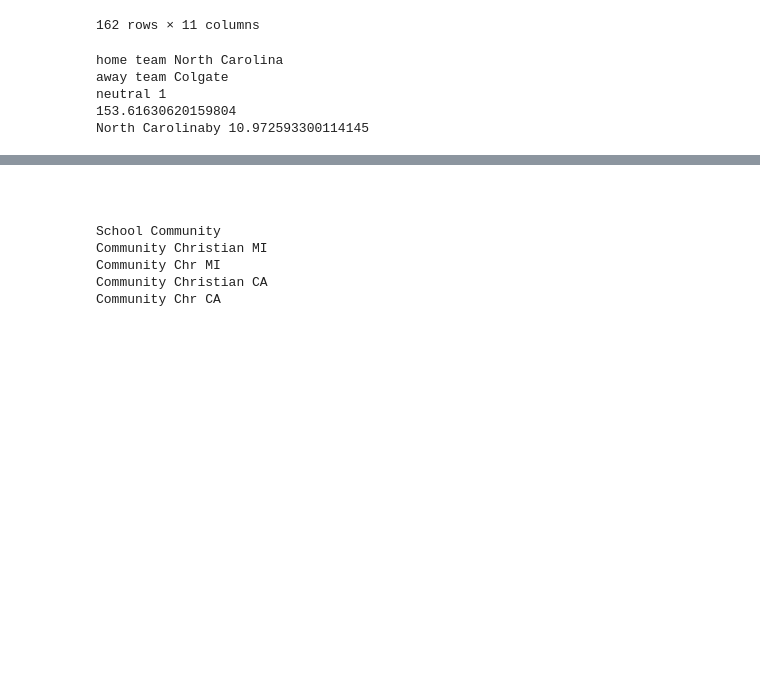
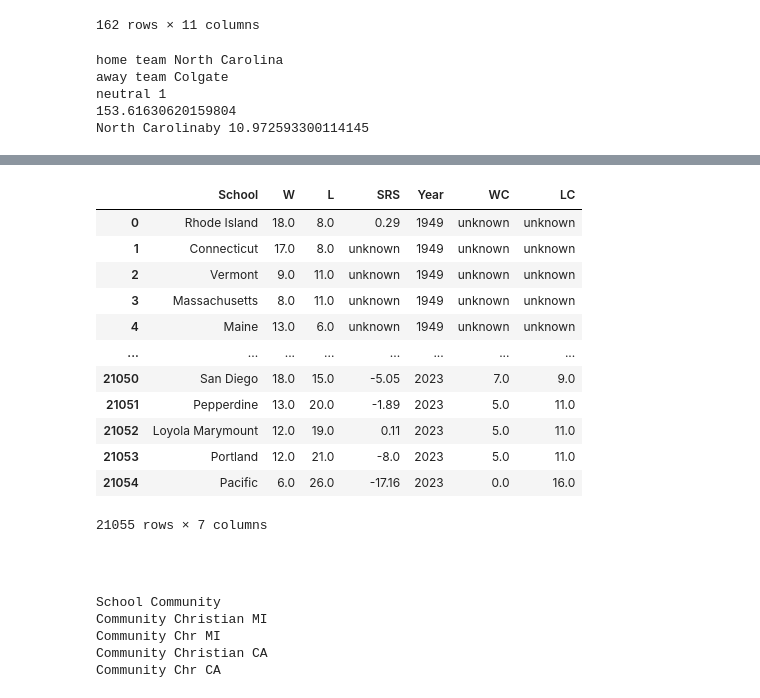
Before and after one commit to easella/ncaabelos, a Jupyter notebook: ncaab-for-free.ipynb, the cells around one changed output, grey strips where cells are left out. Cells and saved outputs as stored; diff of their text form; code cells hidden in the pictures; blank space fills up the shorter version.

Commit message:
Kaggle Notebook | ncaab for free | Version 1202

```diff
--- a/ncaab-for-free.ipynb
+++ b/ncaab-for-free.ipynb
@@ -1892,0 +1871,12 @@ done
+# %%
+confdf=pd.read_csv("https://ontheroadtovote.com/ncaab/ncaabconfs.csv")
+confdf=confdf.replace("Sam Houston State","Sam Houston")
+confdf=confdf.astype({"School":"string"})
+confdf= confdf[confdf['School'].notna()]
+confdf.dropna()
+for i in range(1949,2024):
+    years[i]={}
+for row in confdf.itertuples():
+    if float(row.Year)>1948:
+
+        years[float(row.Year)][row.School]=1
@@ -2158,9 +2151,8 @@ arr=[]
 
 from bs4 import BeautifulSoup,Comment
 import time
-for year in range(2024,2025):
+for year in range(1950,2025):
     import requests
-
     page="https://www.sports-reference.com/cbb/seasons/"+str(year)+"-standings.html"
     html=requests.get(page)
     ts=BeautifulSoup(html.text)
@@ -2184,18 +2176,11 @@ for year in range(2024,2025):
         df['Conf']=t
         df=df
         df['Year']=year-1
-        if year>1949:
-            df.columns=['Rk', 'School', 'Conf', 'W', 'L', 'W-L%', 'Unnamed: 6_level_1', 'WC',
+        df.columns=['Rk', 'School', 'Conf', 'W', 'L', 'W-L%', 'Unnamed: 6_level_1', 'WC',
        'LC', 'W-L%', 'Unnamed: 10_level_1', 'Own', 'Opp', 'Unnamed: 13_level_1',
        'SRS', 'SOS', 'Unnamed: 16_level_1', 'AP Pre', 'AP High', 'AP Final',
        'Unnamed: 20_level_1', 'Notes', 'Year']
-        else:
-
-            df.columns = ['Rk', 'School', 'Conf', 'W', 'L', 'W-L%', 'Unnamed: 6_level_1', 'WC',
-       'LC', 'W-L%', 'Unnamed: 10_level_1', 'Unnamed: 11_level_1',
-       'Unnamed: 12_level_1', 'Unnamed: 13_level_1', 'Notes', 'Year']
-
         for row in df.itertuples():
-            arr.append([row.School])
+            arr.append([row.School,row.W,row.L,row.SRS,year,row.WC,row.LC])
     print(year)
     time.sleep(5)
@@ -2205,3 +2205,24 @@ w.to_csv("2024d1.csv")
+# %%
+df=pd.DataFrame(arr,columns=['School','W','L','SRS','Year','WC','LC'])
+df['Year']=df['Year']-1
+df=df.fillna('unknown')
+df.to_csv("updatedstandings.csv")
+# %%
+df
+# %% [output]
+|  | School | W | L | SRS | Year | WC | LC |
+| 0 | Rhode Island | 18.0 | 8.0 | 0.29 | 1949 | unknown | unknown |
+| 1 | Connecticut | 17.0 | 8.0 | unknown | 1949 | unknown | unknown |
+| 2 | Vermont | 9.0 | 11.0 | unknown | 1949 | unknown | unknown |
+| 3 | Massachusetts | 8.0 | 11.0 | unknown | 1949 | unknown | unknown |
+| 4 | Maine | 13.0 | 6.0 | unknown | 1949 | unknown | unknown |
+| ... | ... | ... | ... | ... | ... | ... | ... |
+| 21050 | San Diego | 18.0 | 15.0 | -5.05 | 2023 | 7.0 | 9.0 |
+| 21051 | Pepperdine | 13.0 | 20.0 | -1.89 | 2023 | 5.0 | 11.0 |
+| 21052 | Loyola Marymount | 12.0 | 19.0 | 0.11 | 2023 | 5.0 | 11.0 |
+| 21053 | Portland | 12.0 | 21.0 | -8.0 | 2023 | 5.0 | 11.0 |
+| 21054 | Pacific | 6.0 | 26.0 | -17.16 | 2023 | 0.0 | 16.0 |
+21055 rows × 7 columns
 # %% [markdown]
 ##
 # %%
```
Also changed, not shown: parts of 11 cells of this notebook.
